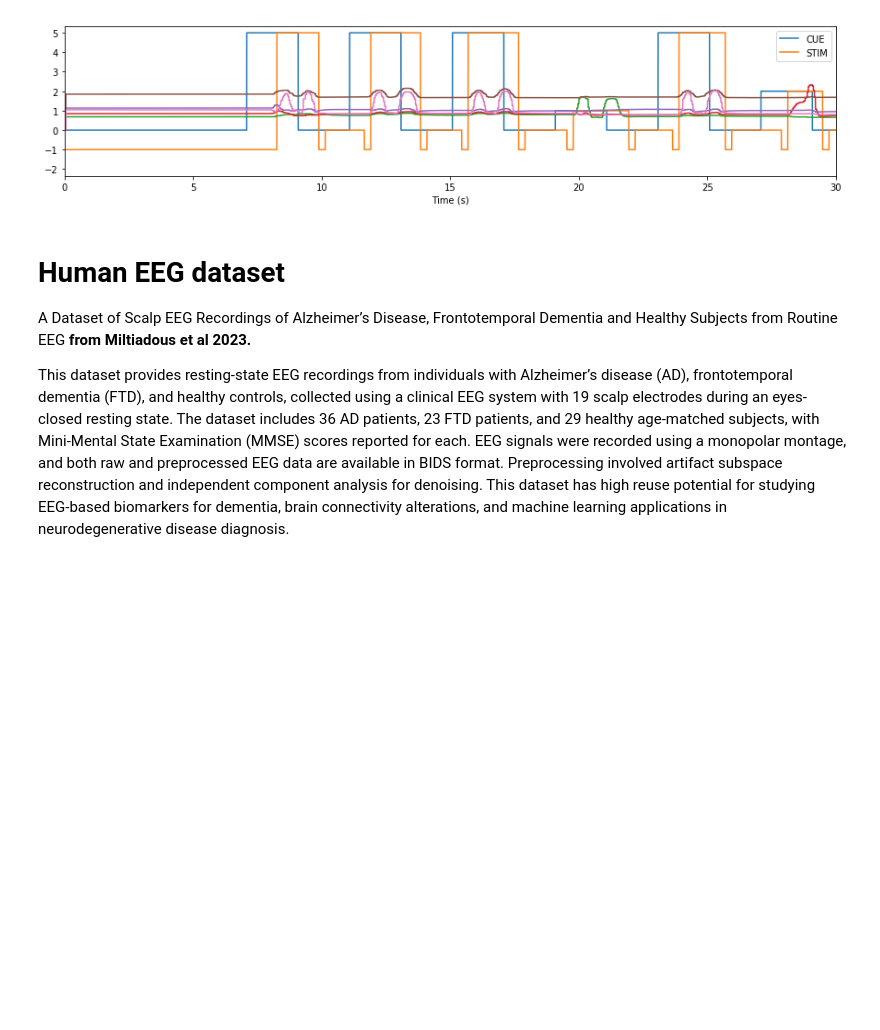
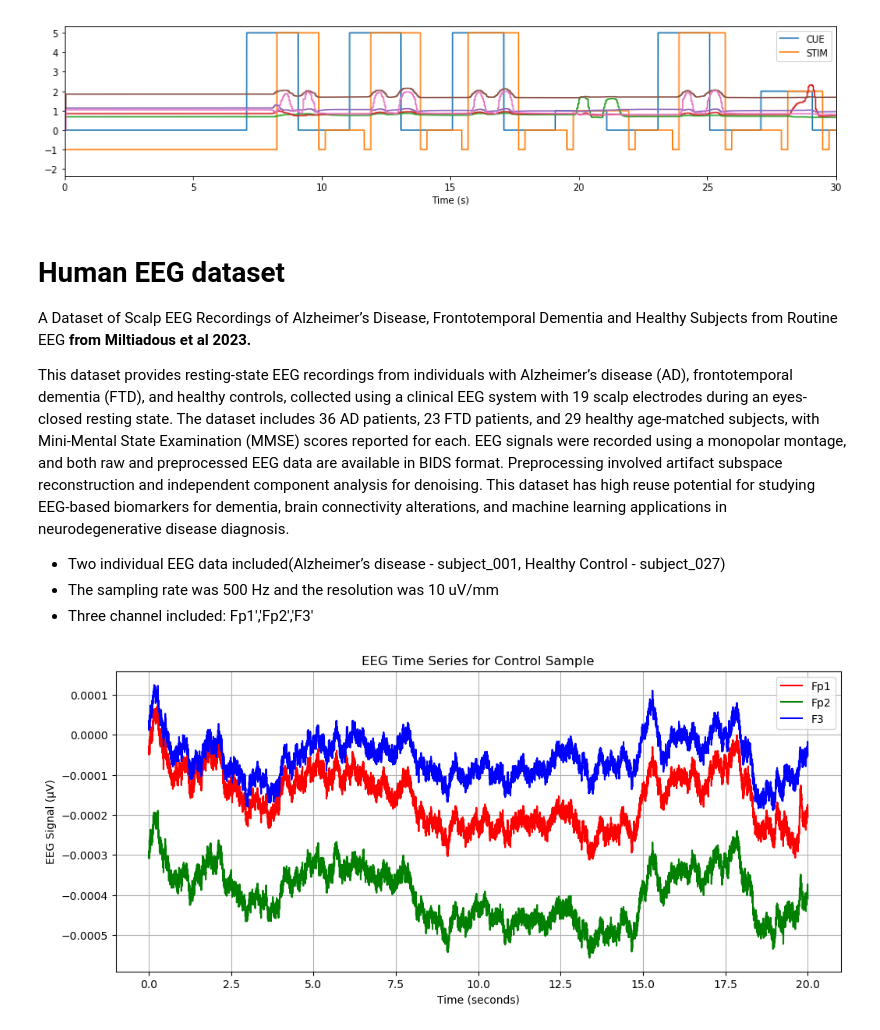
Before and after one commit to hengxu19/COGS118C, a Jupyter notebook: Final_Project_Data/data_curation.ipynb, the cells around one changed output. Drawn from its saved outputs; the diff is of its cells as text; code cells hidden in the pictures; blank space fills up the shorter version.

Commit message:
add data and description

```diff
--- a/Final_Project_Data/data_curation.ipynb
+++ b/Final_Project_Data/data_curation.ipynb
@@ -155,3 +155,9 @@ dict_keys(['__header__', '__version__', '__globals__', 'cue', 'ecog_task', 'flex
 A Dataset of Scalp EEG Recordings of Alzheimer’s Disease, Frontotemporal Dementia and Healthy Subjects from Routine EEG **from Miltiadous et al 2023.**
 
 This dataset provides resting-state EEG recordings from individuals with Alzheimer’s disease (AD), frontotemporal dementia (FTD), and healthy controls, collected using a clinical EEG system with 19 scalp electrodes during an eyes-closed resting state. The dataset includes 36 AD patients, 23 FTD patients, and 29 healthy age-matched subjects, with Mini-Mental State Examination (MMSE) scores reported for each. EEG signals were recorded using a monopolar montage, and both raw and preprocessed EEG data are available in BIDS format. Preprocessing involved artifact subspace reconstruction and independent component analysis for denoising. This dataset has high reuse potential for studying EEG-based biomarkers for dementia, brain connectivity alterations, and machine learning applications in neurodegenerative disease diagnosis.
+- Two individual EEG data included(Alzheimer’s disease - subject_001, Healthy Control - subject_027)
+-  The sampling rate was 500 Hz and the resolution was 10 uV/mm
+- Three channel included: Fp1','Fp2','F3'
+# %%
+Control = np.load("EEG_human/Control_EEG_sub_027.npy")
+AD = np.load("EEG_human/AD_EEG_sub_001.npy")
@@ -157,0 +168,24 @@ This dataset provides resting-state EEG recordings from individuals with Alzheim
+# %%
+fs = 500  # Sampling rate (Hz)
+num_samples = Control.shape[1]  # 10000 samples
+
+time = np.linspace(0, num_samples / fs, num_samples)
+
+channels = ['Fp1', 'Fp2', 'F3']
+colors = ['r', 'g', 'b']  # Red, Green, Blue
+
+plt.figure(figsize=(12, 5))
+for i in range(3):
+    plt.plot(time, Control[i, :], label=channels[i], color=colors[i])
+
+# Formatting
+plt.xlabel("Time (seconds)")
+plt.ylabel("EEG Signal (µV)")
+plt.title("EEG Time Series for Control Sample")
+plt.legend()
+plt.grid(True)
+
+# Show plot
+plt.show()
+# %% [output]
+[figure, added]
```
Also changed, not shown: parts of 2 cells of this notebook, 2 other files.
